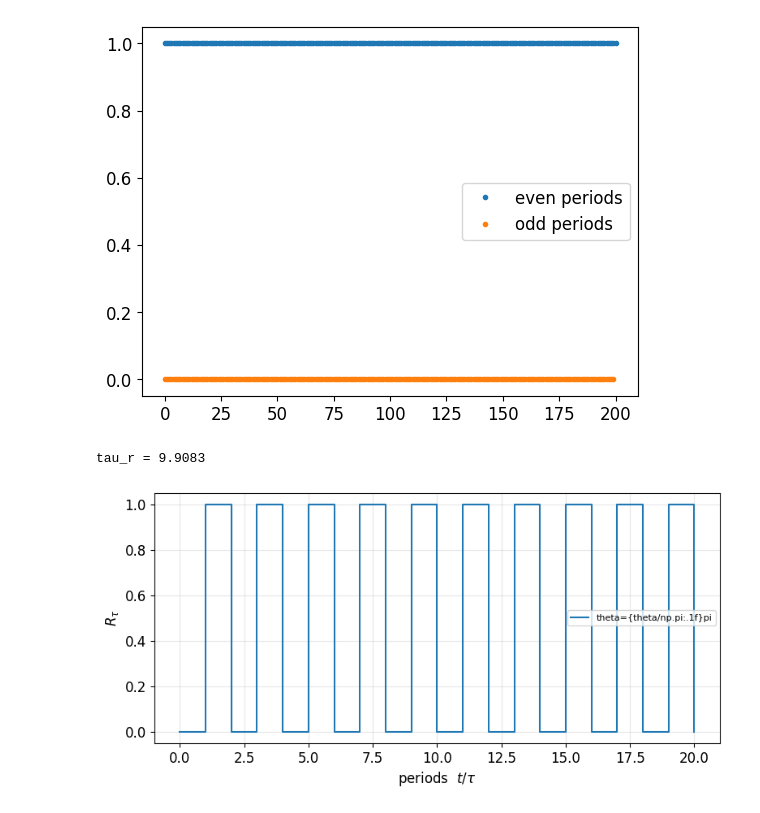
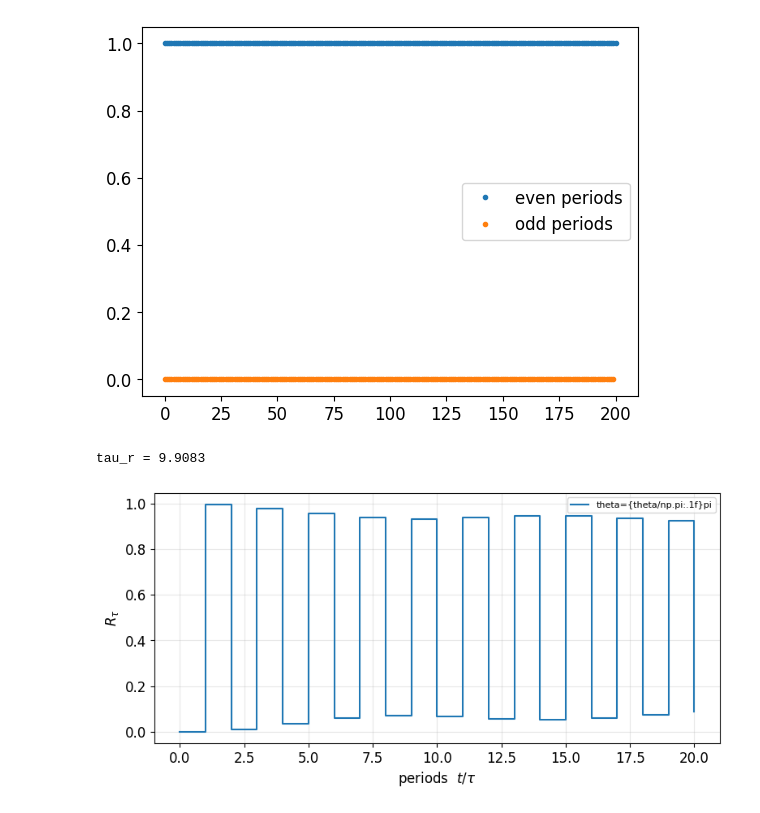
Before and after one commit to Idden/Quantum-Internship, a Jupyter notebook: important/recent/chiral_drive.ipynb, the cells around one changed output. Drawn from its saved outputs; the diff is of its cells as text; code cells hidden in the pictures.

```diff
--- a/important/recent/chiral_drive.ipynb
+++ b/important/recent/chiral_drive.ipynb
@@ -69,32 +69,32 @@ def kicked_rtau(N, theta, tau, n_periods, ham_disorder=[0, 0, 0], N_dis=None, fi
     U_tau = expm(-1j * tau * H0f)
 
     psi = evecs[0].full().ravel().astype(complex)
 
     E = np.empty(2 * n_periods + 1)
     E[0] = np.real(np.vdot(psi, H0f @ psi))
     for n in range(n_periods):
         psi = U_tau @ psi                              # free evolution
         E[2*n + 1] = np.real(np.vdot(psi, H0f @ psi))  # just before the kick
         psi = kick * psi                               # kick
         E[2*n + 2] = np.real(np.vdot(psi, H0f @ psi))  # just after the kick
 
     times = np.repeat(np.arange(n_periods + 1) * tau, 2)[1:]
     return times, (E - E[0]) / bandwidth
 
 tau_r = get_tau_r(N)
 tau = tau_r / 2
 print(f"tau_r = {tau_r:.4f}")
 
 plt.figure(figsize=(9, 4))
 for theta in [np.pi]: #, 1.05*np.pi, 1.1*np.pi
     t, R = kicked_rtau(12, theta, tau, 20,
-                        ham_disorder=[0., 0, 0], fixed_seed=False)
+                        ham_disorder=[0.1, 0., 1.], fixed_seed=False)
     plt.plot(t/tau, R, label="theta={theta/np.pi:.1f}pi")
     plt.xlabel("periods  $t/\\tau$")
     plt.ylabel("$R_\\tau$")
     plt.legend(fontsize=8)
     plt.grid(alpha=0.3)
     plt.show()
 # %% [output]
 tau_r = 9.9083
-[figure, old version]
+[figure, new version]
```
Also changed, not shown: 1 other file.
